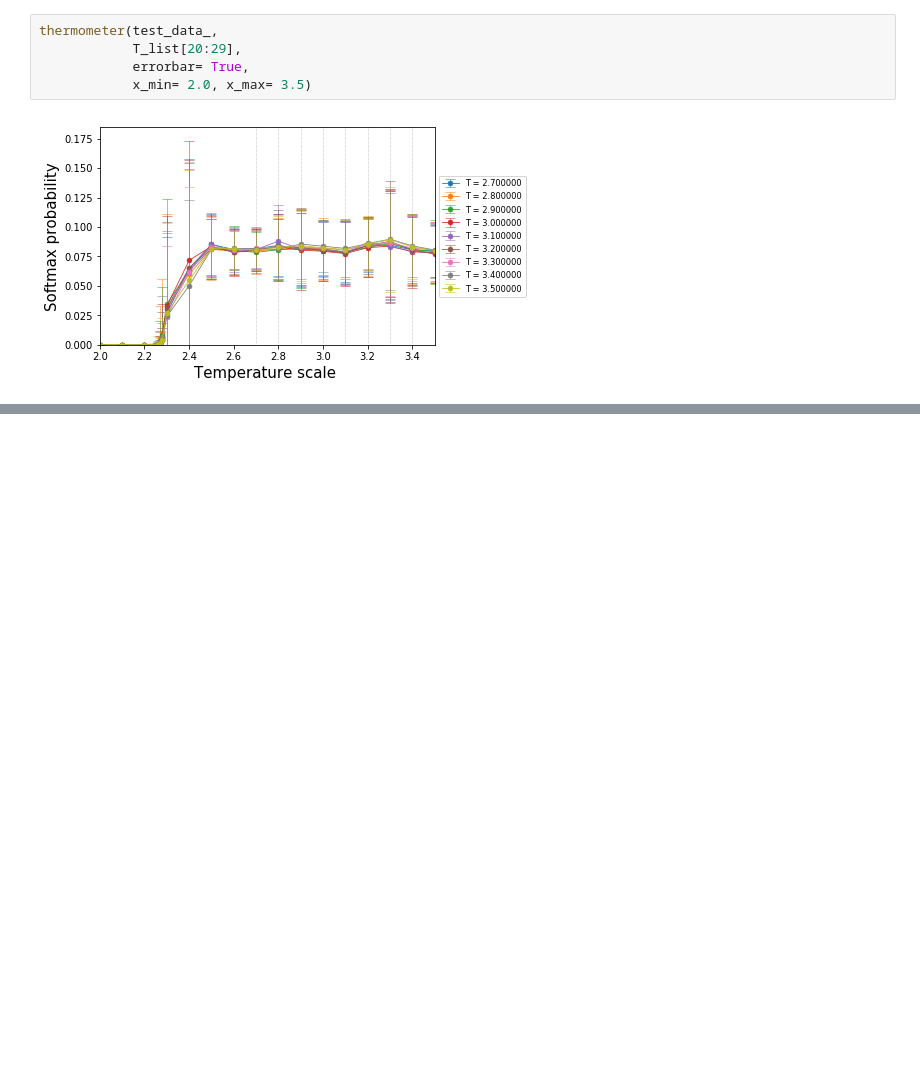
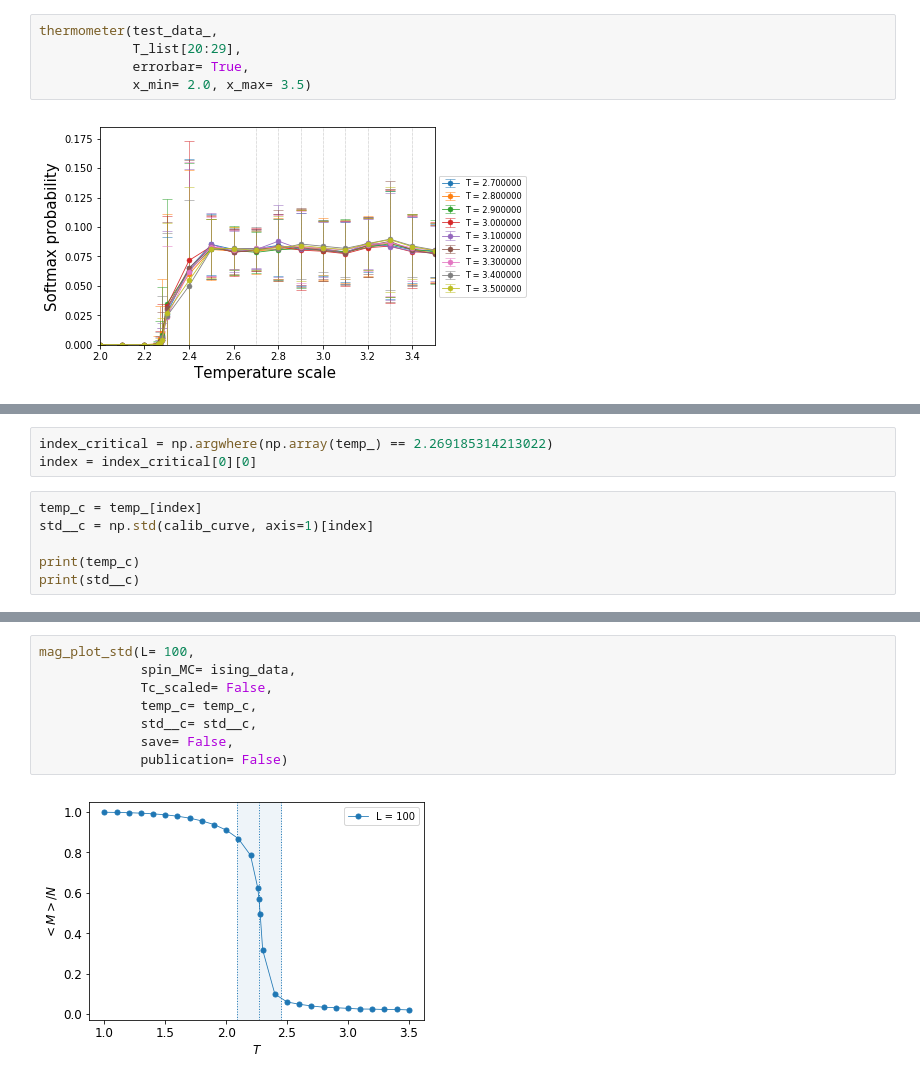
Before and after one commit to rodsveiga/rbm_flows_ising, a Jupyter notebook: NN_L100_thermometer_Onsager_scale.ipynb, the cells around one changed output, grey strips where cells are left out. Saved outputs shown, nothing was run; the diff lists cells and outputs as text; blank space fills up the shorter version.

```diff
--- a/NN_L100_thermometer_Onsager_scale.ipynb
+++ b/NN_L100_thermometer_Onsager_scale.ipynb
@@ -447,0 +466,9 @@ thermometer(test_data_,
+# %%
+index_critical = np.argwhere(np.array(temp_) == 2.269185314213022)
+index = index_critical[0][0]
+# %%
+temp_c = temp_[index]
+std__c = np.std(calib_curve, axis=1)[index]
+
+print(temp_c)
+print(std__c)
@@ -447,0 +603,10 @@ thermometer(test_data_,
+# %%
+mag_plot_std(L= 100,
+             spin_MC= ising_data,
+             Tc_scaled= False,
+             temp_c= temp_c,
+             std__c= std__c,
+             save= False,
+             publication= False)
+# %% [output]
+[figure, added]
```
Also changed, not shown: parts of 10 cells of this notebook, 1 other file.
